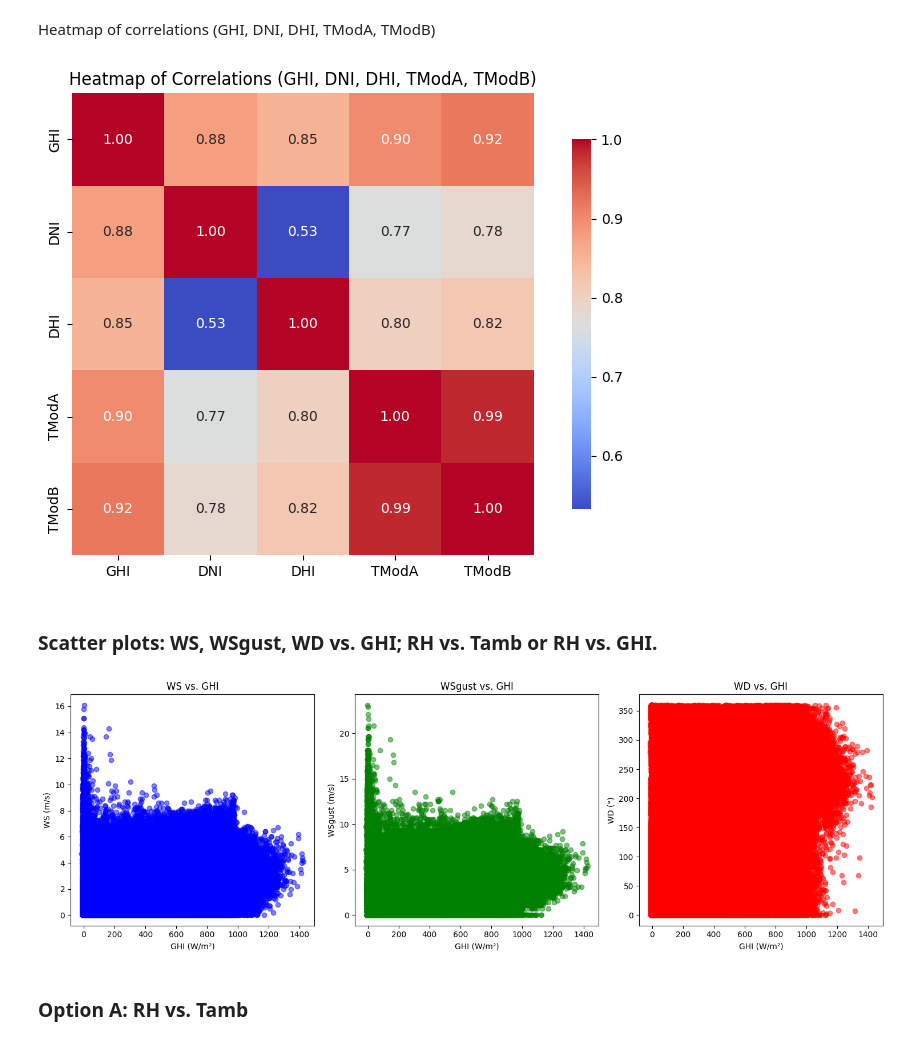
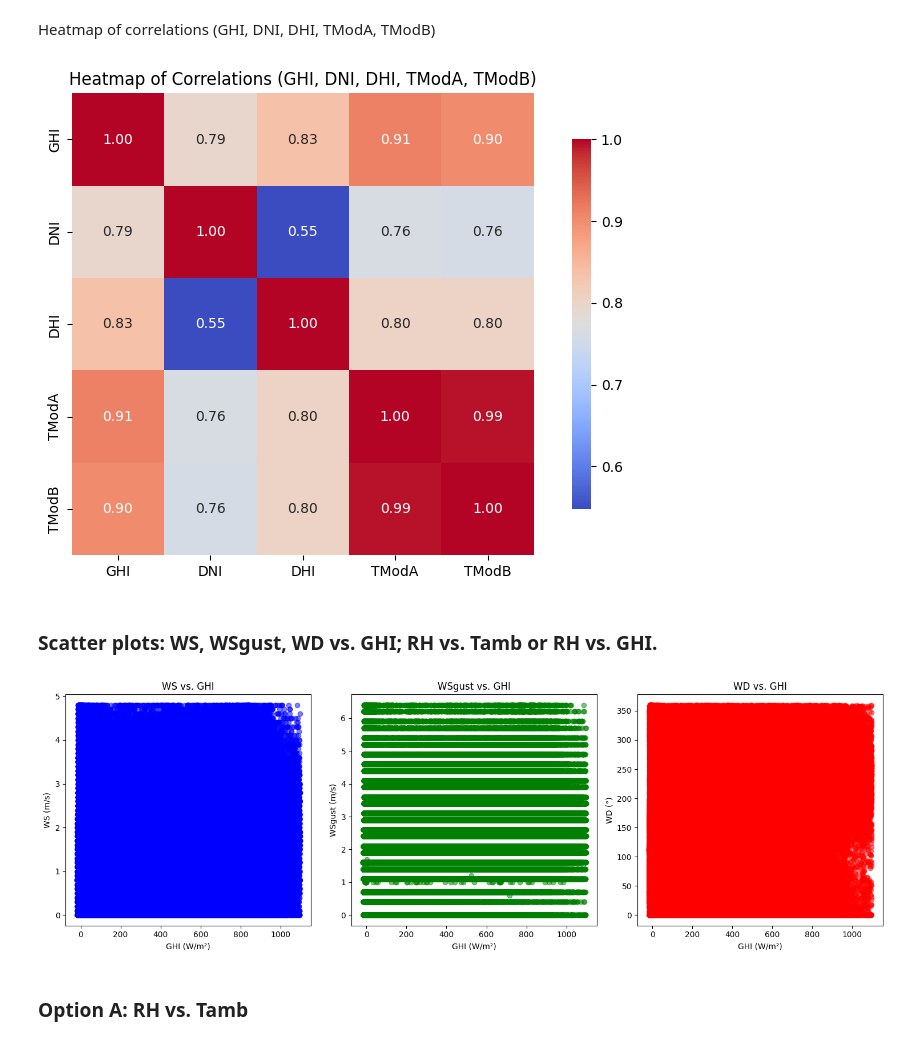
Before and after one commit to wondifraw/solar-challenge-week1, a Jupyter notebook: notebooks/sierraleone_eda.ipynb, the cells around one changed output. Drawn from its saved outputs; the diff is of its cells as text; code cells hidden in the pictures.

Commit message:
Data Source change

```diff
--- a/notebooks/sierraleone_eda.ipynb
+++ b/notebooks/sierraleone_eda.ipynb
@@ -227,7 +227,7 @@ togo_data[['GHI', 'DNI', 'DHI', 'ModA','ModB','WS', 'WSgust']].describe()
 plt.figure(figsize=(20, 15))
 for i, col in enumerate(['ModA', 'ModB', 'WS', 'WSgust'], start = 1):
     plt.subplot(3,8,i)
-    plt.boxplot(togo_data[col])
+    plt.boxplot(sierraleone_data[col])
     plt.xlabel(col)
     plt.grid(True)
 plt.tight_layout()
@@ -248,12 +248,12 @@ def IQR_outlier(columns):
 
     return (columns <lowerbound) | (columns>upperbound)
 
-outlier = IQR_outlier(togo_data[column])
+outlier = IQR_outlier(sierraleone_data[column])
 
 outlier = pd.DataFrame({
     'column':column,
-    '# of outlier': IQR_outlier(togo_data[column]).sum(),
-    '% of Outlier': round(IQR_outlier(togo_data[column]).mean() * 100,2),
+    '# of outlier': IQR_outlier(sierraleone_data[column]).sum(),
+    '% of Outlier': round(IQR_outlier(sierraleone_data[column]).mean() * 100,2),
 })
 
 outlier
@@ -275,7 +275,7 @@ import numpy as np
 def z_score_outlier(col):
     outlier = {}
     for co in col:
-            zscore1 = np.abs(zscore(togo_data[co]))
+            zscore1 = np.abs(zscore(sierraleone_data[co]))
             outlier[co]= zscore1 > 3
     return outlier
 outlier_z_score = z_score_outlier(['DHI', 'GHI', 'DNI', 'ModA','ModB','WS', 'WSgust'])
@@ -299,8 +299,8 @@ z_score_Outlier
 # %%
 # Replace outliers with median
 for col in cols:
-    median_value = togo_data[col].median()
-    togo_data.loc[outlier_z_score[col], col] = median_value
+    median_value = sierraleone_data[col].median()
+    sierraleone_data.loc[outlier_z_score[col], col] = median_value
 
 # Summary DataFrame
 summary = pd.DataFrame({
@@ -518,7 +518,7 @@ plt.show()
 # %% [markdown]
 Heatmap of correlations (GHI, DNI, DHI, TModA, TModB)
 # %%
-data = togo_data[['GHI', 'DNI', 'DHI', 'TModA', 'TModB']]
+data = sierraleone_data[['GHI', 'DNI', 'DHI', 'TModA', 'TModB']]
 correlation_matrix = data.corr()
 # Set the figure size
 plt.figure(figsize=(10, 6))
@@ -532,38 +532,38 @@ plt.title('Heatmap of Correlations (GHI, DNI, DHI, TModA, TModB)')
 # Display the plot
 plt.show()
 # %% [output]
-[figure, old version]
+[figure, new version]
 # %% [markdown]
 ### Scatter plots: WS, WSgust, WD vs. GHI; RH vs. Tamb or RH vs. GHI.
 # %%
 # Set the figure size
 plt.figure(figsize=(15, 5))
 
 # Scatter plot for WS vs. GHI
 plt.subplot(1, 3, 1)
-plt.scatter(togo_data['GHI'], togo_data['WS'], alpha=0.5, color='blue')
+plt.scatter(sierraleone_data['GHI'], sierraleone_data['WS'], alpha=0.5, color='blue')
 plt.title('WS vs. GHI')
 plt.xlabel('GHI (W/m²)')
 plt.ylabel('WS (m/s)')
 
 # Scatter plot for WSgust vs. GHI
 plt.subplot(1, 3, 2)
-plt.scatter(togo_data['GHI'], togo_data['WSgust'], alpha=0.5, color='green')
+plt.scatter(sierraleone_data['GHI'], sierraleone_data['WSgust'], alpha=0.5, color='green')
 plt.title('WSgust vs. GHI')
 plt.xlabel('GHI (W/m²)')
 plt.ylabel('WSgust (m/s)')
 
 # Scatter plot for WD vs. GHI
 plt.subplot(1, 3, 3)
-plt.scatter(togo_data['GHI'], togo_data['WD'], alpha=0.5, color='red')
+plt.scatter(sierraleone_data['GHI'], sierraleone_data['WD'], alpha=0.5, color='red')
 plt.title('WD vs. GHI')
 plt.xlabel('GHI (W/m²)')
 plt.ylabel('WD (°)')
 
 plt.tight_layout()
 plt.show()
 # %% [output]
-[figure, old version]
+[figure, new version]
 # %% [markdown]
 ### Option A: RH vs. Tamb
 # %%
```
Also changed, not shown: parts of 27 cells of this notebook.
